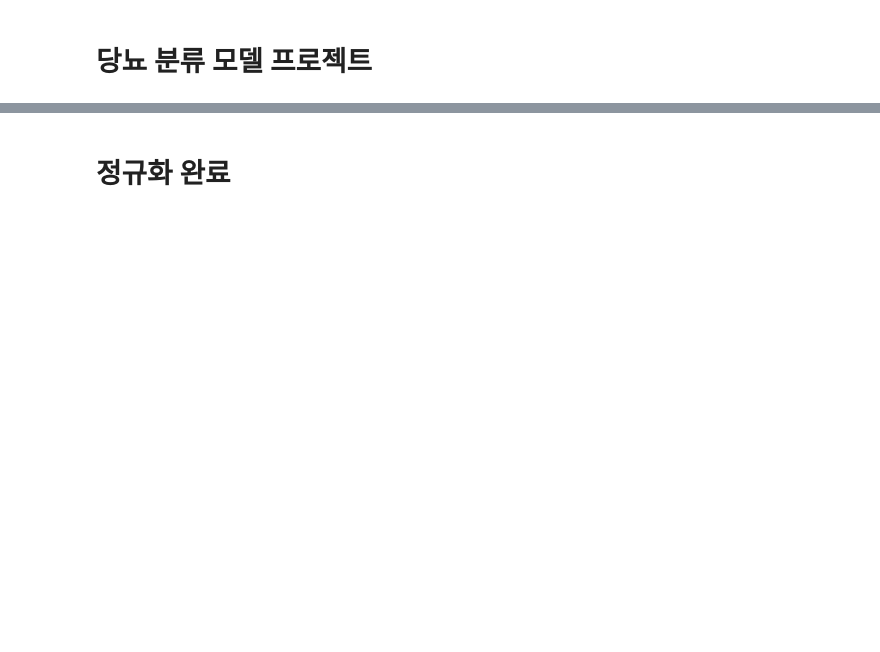
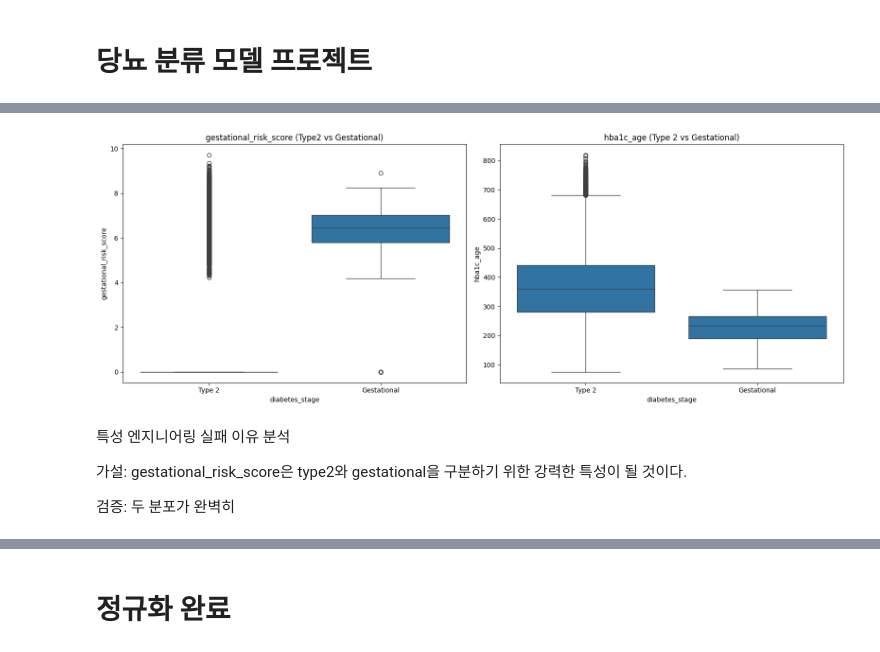
Before and after one commit to kkangmen/Diabetes-Classification-Project, a Jupyter notebook: diabetes.ipynb, the cells around one changed output, grey strips where cells are left out. Drawn from its saved outputs; the diff is of its cells as text; code cells hidden in the pictures; blank space fills up the shorter version.

```diff
--- a/diabetes.ipynb
+++ b/diabetes.ipynb
@@ -35,0 +63,19 @@ print(f"test_labels: {test_labels.shape}")
+# %%
+### gestational를 구분하기 위한 파생변수 생성
+### gestational_risk_score = hba1c * 여성 * 나이(20~45)
+def create_feature(df):
+  data = df.copy()
+
+  is_female = (data['gender'] == 'Female').astype(int)
+  is_pregnant_age = ((data['age'] >= 20) & (data['age'] <= 45)).astype(int)
+
+  data['gestational_risk_score'] = data['hba1c'] * is_female * is_pregnant_age
+  data['hba1c_age'] = data['hba1c'] * data['age']
+
+  return data
+
+train_data = create_feature(train_data)
+test_data = create_feature(test_data)
+
+print("새로 생성된 특성 확인 : ")
+print(train_data[['gender', 'age', 'hba1c', 'gestational_risk_score', 'hba1c_age']].head(10))
@@ -36,3 +95,35 @@ print(f"test_labels: {test_labels.shape}")
+# %%
+## 특성 분포도 코드
+import matplotlib.pyplot as plt
+import seaborn as sns
+
+plot_df_original = data[
+    data['diabetes_stage'].isin(['Type 2', 'Gestational'])
+].copy()
+
+plot_df_filtered = create_feature(plot_df_original)
+
+plt.figure(figsize=(16, 6))
+
+plt.subplot(1, 2, 1)
+sns.boxplot(data = plot_df_filtered, x = 'diabetes_stage', y = 'gestational_risk_score')
+plt.title('gestational_risk_score (Type2 vs Gestational)')
+
+
+plt.subplot(1, 2, 2)
+sns.boxplot(data=plot_df_filtered, x='diabetes_stage', y='hba1c_age')
+plt.title('hba1c_age (Type 2 vs Gestational)')
+
+plt.tight_layout()
+plt.show()
+# %% [output]
+[figure, added]
+# %% [markdown]
+특성 엔지니어링 실패 이유 분석
+
+가설: gestational_risk_score은 type2와 gestational을 구분하기 위한 강력한 특성이 될 것이다.
+
+검증: 두 분포가 완벽히
 # %%
 ### 결측치 존재 유무 확인 -> diabetes dataset에 결측치 하나도 없음
 print(f"train_data 결측치 개수: {train_data.isnull().sum().sum()}")
```
Also changed, not shown: parts of 66 cells of this notebook.
